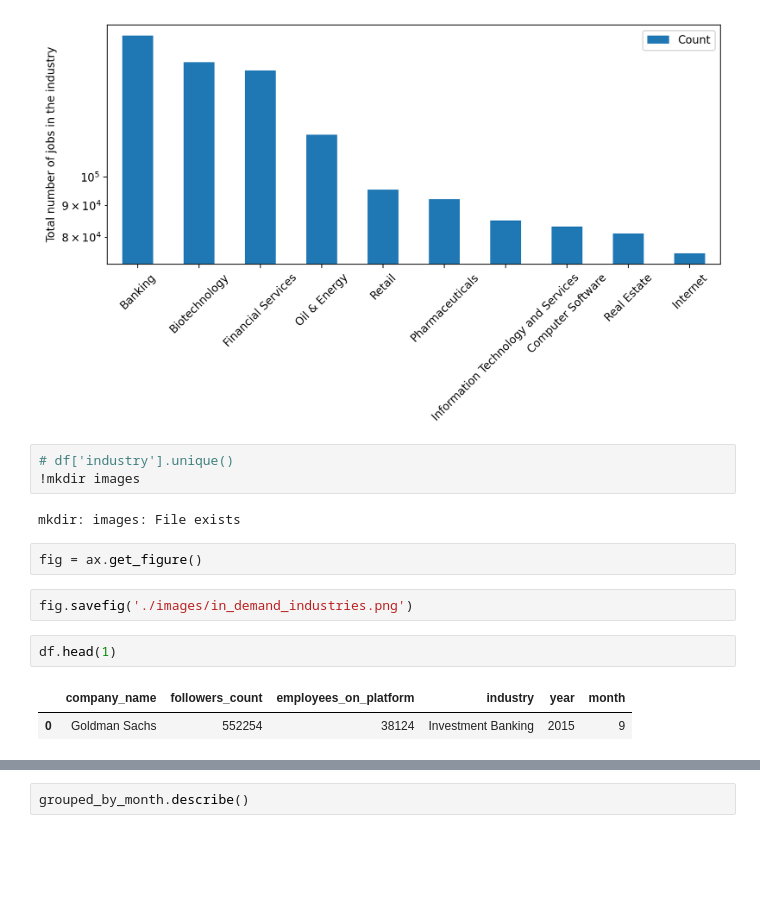
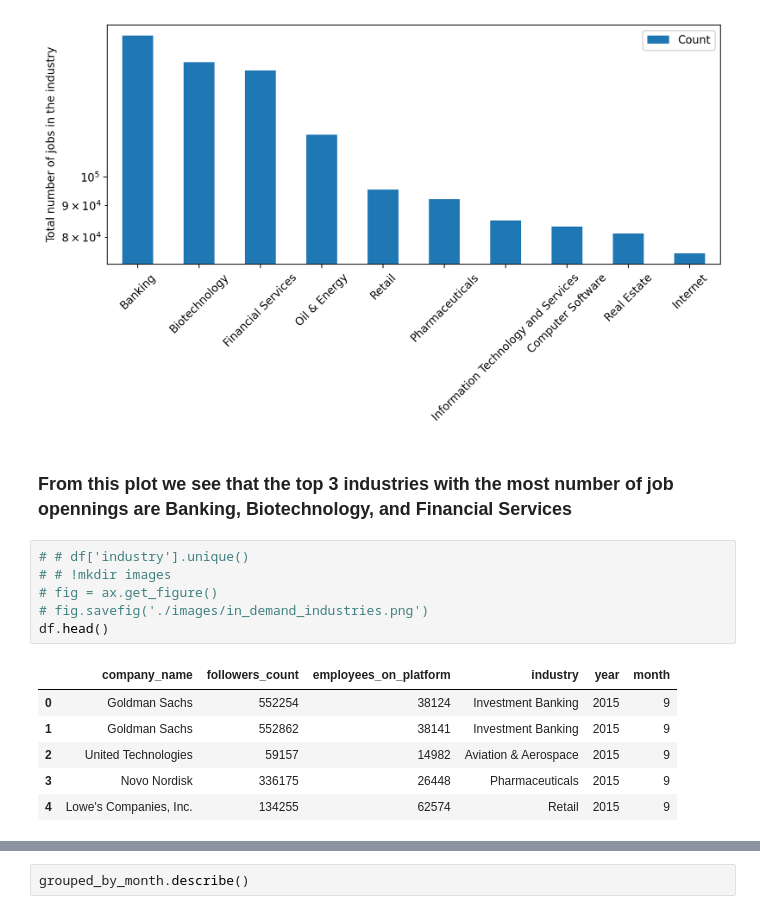
Before and after one commit to sayebms1/data_incubator, a Jupyter notebook: challenge.ipynb, the cells around one changed output, grey strips where cells are left out. Drawn from its saved outputs; the diff is of its cells as text; blank space fills up the shorter version.

```diff
--- a/challenge.ipynb
+++ b/challenge.ipynb
@@ -150,17 +151,18 @@ for label in ax.xaxis.get_ticklabels():
     label.set_rotation(45)
 # %% [output]
 [figure]
+# %% [markdown]
+### From this plot we see that the top 3 industries with the most number of job opennings are Banking, Biotechnology, and Financial Services
 # %%
-# df['industry'].unique()
-!mkdir images
+# # df['industry'].unique()
+# # !mkdir images
+# fig = ax.get_figure()
+# fig.savefig('./images/in_demand_industries.png')
+df.head()
 # %% [output]
-mkdir: images: File exists
+|  | company_name | followers_count | employees_on_platform | industry | year | month |
+| 0 | Goldman Sachs | 552254 | 38124 | Investment Banking | 2015 | 9 |
+| 1 | Goldman Sachs | 552862 | 38141 | Investment Banking | 2015 | 9 |
+| 2 | United Technologies | 59157 | 14982 | Aviation & Aerospace | 2015 | 9 |
+| 3 | Novo Nordisk | 336175 | 26448 | Pharmaceuticals | 2015 | 9 |
+| 4 | Lowe's Companies, Inc. | 134255 | 62574 | Retail | 2015 | 9 |
-# %%
-fig = ax.get_figure()
-# %%
-fig.savefig('./images/in_demand_industries.png')
-# %%
-df.head(1)
-# %% [output]
-|  | company_name | followers_count | employees_on_platform | industry | year | month |
-| 0 | Goldman Sachs | 552254 | 38124 | Investment Banking | 2015 | 9 |
```
Also changed, not shown: parts of 20 cells of this notebook.
